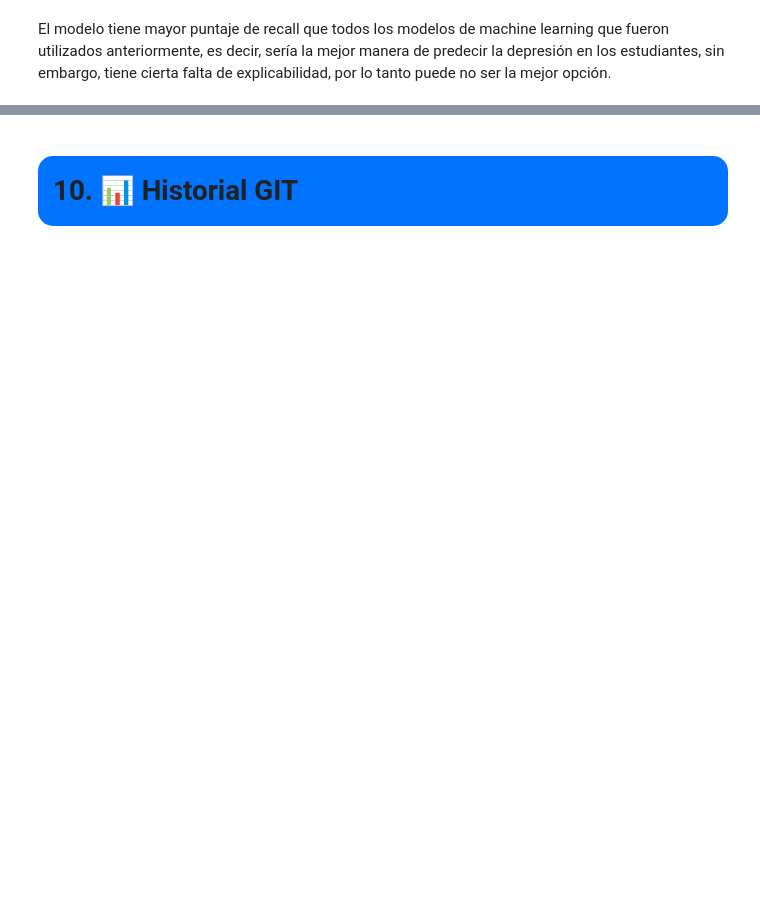
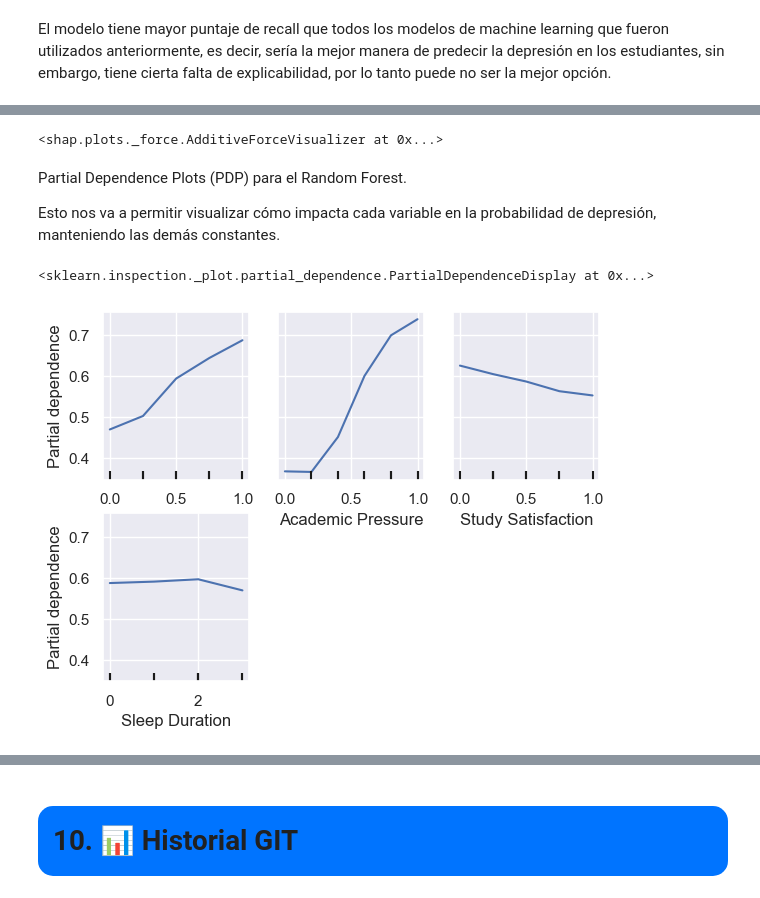
Before and after one commit to AlvaroG7/IIA, a Jupyter notebook: IIA_Proyect_V0.ipynb, the cells around one changed output, grey strips where cells are left out. Cells and saved outputs as stored; diff of their text form; code cells hidden in the pictures; blank space fills up the shorter version.

```diff
--- a/IIA_Proyect_V0.ipynb
+++ b/IIA_Proyect_V0.ipynb
@@ -1764,0 +1872,22 @@ print(dudosos.head(10))
+# %%
+# Seleccionar un ejemplo individual (por ejemplo, el primero del conjunto de prueba)
+indice_ejemplo = 10
+
+# Visualización de la explicación individual
+shap.force_plot(explainer_rf.expected_value[1], valores_shap_rf[indice_ejemplo, :, 1], X_test.iloc[indice_ejemplo])
+# %% [output]
+<shap.plots._force.AdditiveForceVisualizer at 0x...>
+# %% [markdown]
+Partial Dependence Plots (PDP) para el Random Forest.
+
+Esto nos va a permitir visualizar cómo impacta cada variable en la probabilidad de depresión, manteniendo las demás constantes.
+# %%
+from sklearn.inspection import PartialDependenceDisplay
+# Seleccionamos las características que queremos analizar
+caracteristicas_importantes = ['Financial Stress', 'Academic Pressure', 'Study Satisfaction', 'Sleep Duration']
+
+# Creamos el gráfico PDP
+PartialDependenceDisplay.from_estimator(modelo_rf_final, X_train, features=caracteristicas_importantes, grid_resolution=50)
+# %% [output]
+<sklearn.inspection._plot.partial_dependence.PartialDependenceDisplay at 0x...>
+[figure, added]
```
Also changed, not shown: parts of 48 cells of this notebook, 1 other file.
